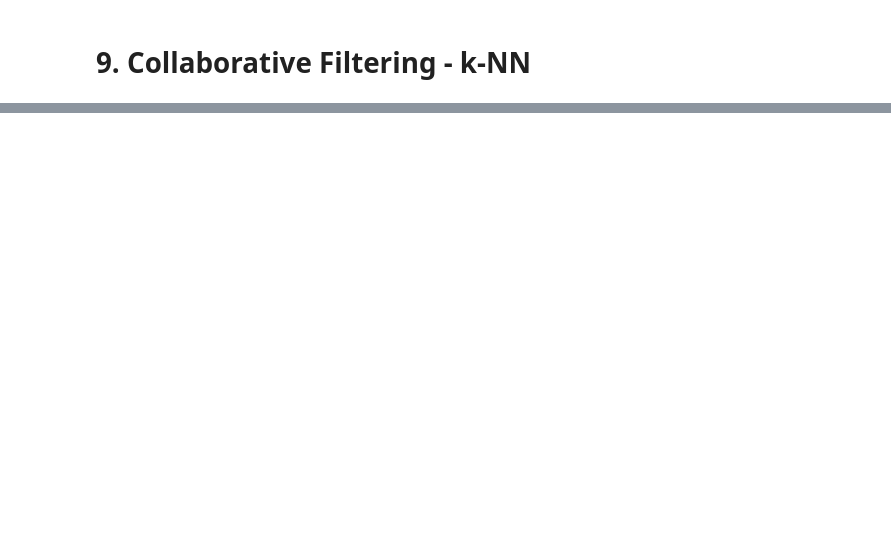
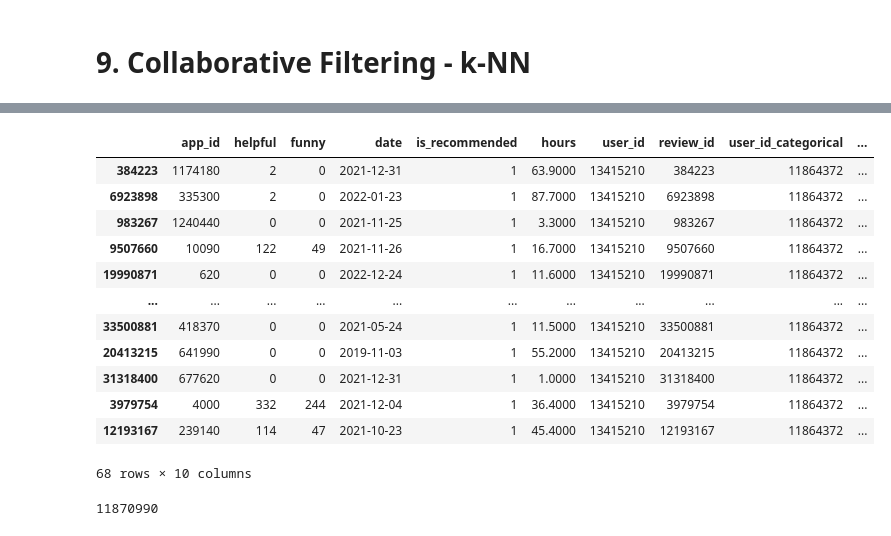
Before and after one commit to Rick0701/Videogames_Reccommendation, a Jupyter notebook: 9.Collaborative_Filtering_kNN.ipynb, the cells around one changed output, grey strips where cells are left out. Drawn from its saved outputs; the diff is of its cells as text; code cells hidden in the pictures; blank space fills up the shorter version.

```diff
--- a/9.Collaborative_Filtering_kNN.ipynb
+++ b/9.Collaborative_Filtering_kNN.ipynb
@@ -5,2 +17,4 @@
+# %%
+pd.set_option('display.float_format', lambda x: '%.4f' % x)
 # %%
 import scipy as sp
@@ -112,13 +20,0 @@ swapped_games_dict = {v: k for k, v in games_mapping.items()}
-# %%
-# USERS mapping
-users_to_keep = np.array(user_game_matrix_k_rec[1:,0].todense()).reshape(-1)
-users_mapping = {k:i for k,i in enumerate(users_to_keep)}
-swapped_users_dict = {v: k for k, v in users_mapping.items()}
-# %%
-def build_recommendations_sample(df):
-    # recommendations_sample = df[(df["user_id_categorical"].isin(users_to_keep)) & (df["app_id_categorical"].isin(games_to_keep))]
-    recommendations_sample = df[(df["user_id_categorical"].isin(users_to_keep))]
-    return recommendations_sample
-
-recommendations_sample = build_recommendations_sample(recommendations)
-# recommendations_sample[recommendations_sample["user_id_categorical"]==731702]
@@ -187,0 +181,20 @@ print(neighbor_table_df)
+# %%
+recommendations_sample[recommendations_sample["user_id_categorical"]==users_mapping[4602]]
+# %% [output]
+|  | app_id | helpful | funny | date | is_recommended | hours | user_id | review_id | user_id_categorical | ... |
+| 384223 | 1174180 | 2 | 0 | 2021-12-31 | 1 | 63.9000 | 13415210 | 384223 | 11864372 | ... |
+| 6923898 | 335300 | 2 | 0 | 2022-01-23 | 1 | 87.7000 | 13415210 | 6923898 | 11864372 | ... |
+| 983267 | 1240440 | 0 | 0 | 2021-11-25 | 1 | 3.3000 | 13415210 | 983267 | 11864372 | ... |
+| 9507660 | 10090 | 122 | 49 | 2021-11-26 | 1 | 16.7000 | 13415210 | 9507660 | 11864372 | ... |
+| 19990871 | 620 | 0 | 0 | 2022-12-24 | 1 | 11.6000 | 13415210 | 19990871 | 11864372 | ... |
+| ... | ... | ... | ... | ... | ... | ... | ... | ... | ... | ... |
+| 33500881 | 418370 | 0 | 0 | 2021-05-24 | 1 | 11.5000 | 13415210 | 33500881 | 11864372 | ... |
+| 20413215 | 641990 | 0 | 0 | 2019-11-03 | 1 | 55.2000 | 13415210 | 20413215 | 11864372 | ... |
+| 31318400 | 677620 | 0 | 0 | 2021-12-31 | 1 | 1.0000 | 13415210 | 31318400 | 11864372 | ... |
+| 3979754 | 4000 | 332 | 244 | 2021-12-04 | 1 | 36.4000 | 13415210 | 3979754 | 11864372 | ... |
+| 12193167 | 239140 | 114 | 47 | 2021-10-23 | 1 | 45.4000 | 13415210 | 12193167 | 11864372 | ... |
+68 rows × 10 columns
+# %%
+users_mapping[4607]
+# %% [output]
+11870990
```
Also changed, not shown: parts of 25 cells of this notebook, 2 other files.
